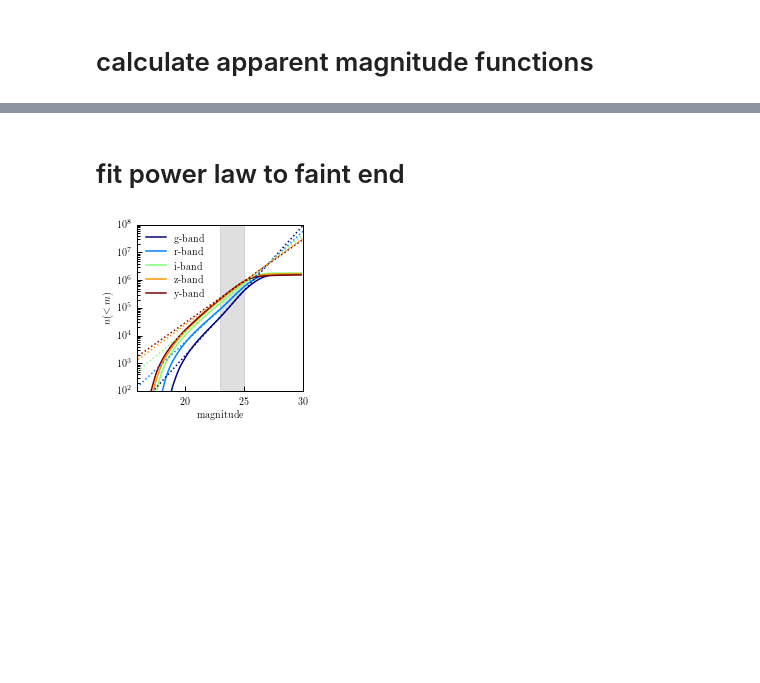
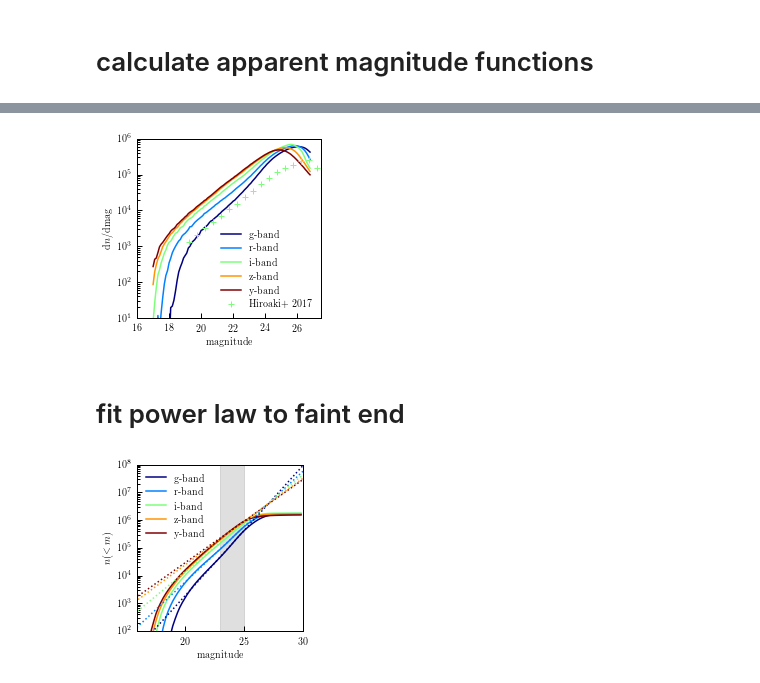
Before and after one commit to LSSTDESC/descqa, a Jupyter notebook: descqagen/app_mag_func_test/notebooks/HSC_app_mag_func.ipynb, the cells around one changed output, grey strips where cells are left out. Drawn from its saved outputs; the diff is of its cells as text; code cells hidden in the pictures; blank space fills up the shorter version.

```diff
--- a/descqagen/app_mag_func_test/notebooks/HSC_app_mag_func.ipynb
+++ b/descqagen/app_mag_func_test/notebooks/HSC_app_mag_func.ipynb
@@ -244,3 +281,33 @@ plt.show()
+# %%
+# digitized i-band app mag func from HSC data release paper, fig. 16
+x = np.array([19.246851,19.75063,20.254408,20.758186,21.24937,21.765743,22.244333,22.735516,23.264484,\
+              23.755667,24.246851,24.75063,25.254408,25.758186,26.24937,26.740555,27.231737,27.748112])
+y = np.array([1363.0817,2016.9734,3156.3826,4670.549,7173.8726,11018.929,15417.234,23242.803,35700.496,\
+              53821.555,78168.32,117845.445,155908.11,187891.02,239471.84,253259.44,155908.11,63663.395])
+
+#plot differential mag functions
+colors = plt.cm.jet(np.linspace(0,1,5))
+fig = plt.figure(figsize=(3.3,3.3))
+l1, = plt.plot(mag_bins[:-1], dn_dmag_g, '-', color=colors[0])
+l2, = plt.plot(mag_bins[:-1], dn_dmag_r, '-', color=colors[1])
+l3, = plt.plot(mag_bins[:-1], dn_dmag_i, '-', color=colors[2])
+l4, = plt.plot(mag_bins[:-1], dn_dmag_z, '-', color=colors[3])
+l5, = plt.plot(mag_bins[:-1], dn_dmag_y, '-', color=colors[4])
+p1, = plt.plot(x, y, '+', color=colors[2])
+plt.yscale('log')
+plt.xlim([16,27.5])
+plt.ylim([10,10**6.0])
+plt.xlabel('magnitude')
+plt.ylabel(r'$\mathrm{d}n/\mathrm{d}{\rm mag}$')
+plt.legend([l1, l2, l3, l4, l5, p1],['g-band','r-band','i-band','z-band','y-band', 'Hiroaki+ 2017'],
+           frameon=False, fontsize=10, loc='lower right')
+#plt.legend([l3, p1],['i-band','Hiroaki+ 2017'],
+#           frameon=False, fontsize=10, loc='lower right')
+plt.show()
+
+fig.savefig('/Users/duncan/Desktop/i_band_dn_dmag.png',dpi=250)
+# %% [output]
+[figure, added]
 # %% [markdown]
 # fit power law to faint end
 # %%
```
Also changed, not shown: parts of 8 cells of this notebook, 2 other files.
